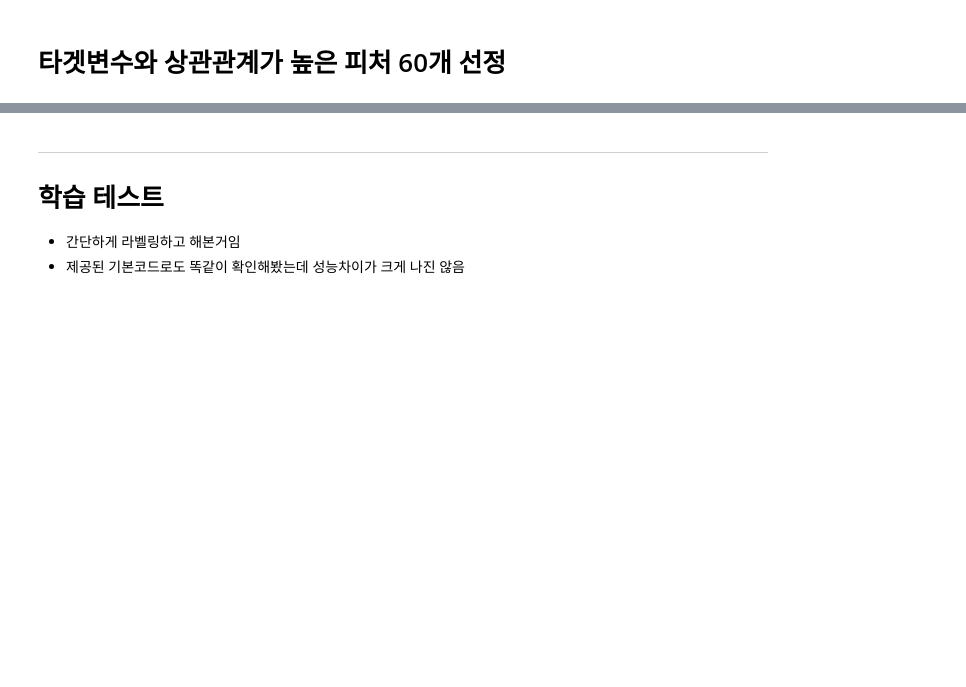
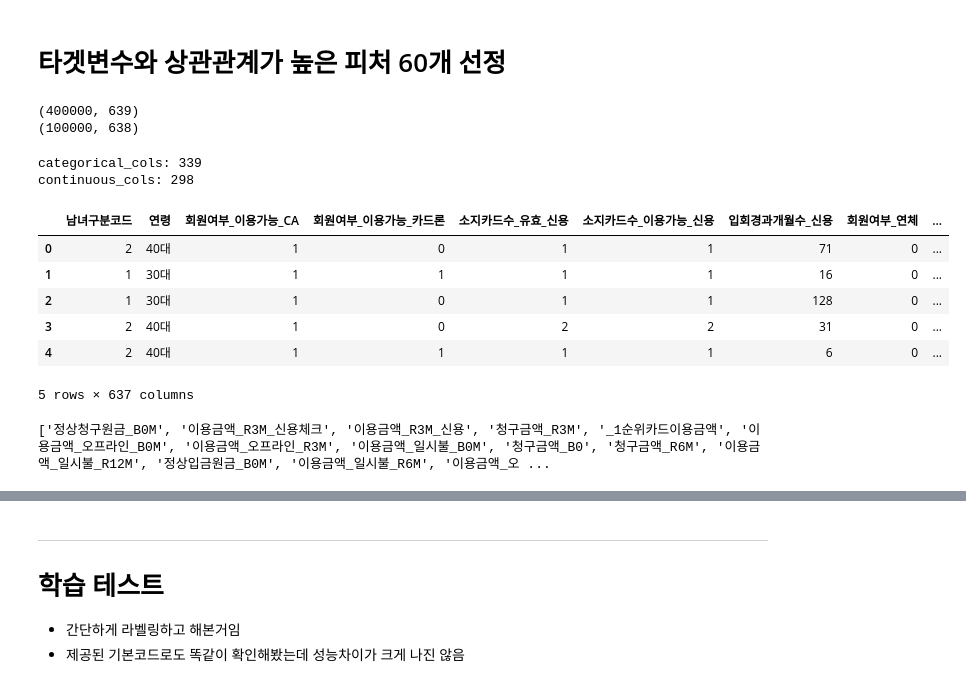
Before and after one commit to s0nh/segment-classification, a Jupyter notebook: xgboost_baseline.ipynb, the cells around one changed output, grey strips where cells are left out. Drawn from its saved outputs; the diff is of its cells as text; code cells hidden in the pictures; blank space fills up the shorter version.

Commit message:
select top 60 feature

```diff
--- a/xgboost_baseline.ipynb
+++ b/xgboost_baseline.ipynb
@@ -1514,6 +1536,4 @@ print(redundant_pairs)
 # %%
-# Phik 대용 : LabelEncoder()로 인코딩 후, 카이제곱 검정;
-# 계산 후, 독립변수 탈락 절차는 카이제곱분포 통계량 사용
 gc.collect()
 
 def cramers_v(x, y):
@@ -1558,13 +1578,10 @@ def cat_corr_drop_feat(df):
     drop_list_cat = set()
 
     for feature1, feature2 in to_drop_pair:
-        A = pd.crosstab(df[feature1], train_filled['Segment'])
-        B = pd.crosstab(df[feature2], train_filled['Segment'])
+        v_score1 = cramers_v(df[feature1], train_filled['Segment'])
+        v_score2 = cramers_v(df[feature2], train_filled['Segment'])
 
-        chi2_A, _, _, _ = chi2_contingency(A)
-        chi2_B, _, _, _ = chi2_contingency(B)
-
-        if chi2_A < chi2_B:
+        if v_score1 < v_score2:
             drop_list_cat.add(feature1)
         else:
             drop_list_cat.add(feature2)
@@ -1604,13 +1623,16 @@ with open('processed_dataframe.pkl', 'wb') as f:
 # %% [markdown]
 # 타겟변수와 상관관계가 높은 피처 60개 선정
 # %%
+import pickle
+
 # 불러오기 코드
 with open('processed_dataframe.pkl', 'rb') as f:
     loaded_data = pickle.load(f)
-train = loaded_data['train_orig']
-test = loaded_data['test_orig']
-train_featured = loaded_data['train_featured']
-test_featured = loaded_data['test_featured']
+train = loaded_data['train_featured']
+test = loaded_data['test_featured']
 # %%
 print(train.shape)
 print(test.shape)
+# %% [output]
+(400000, 639)
+(100000, 638)
@@ -1618,0 +1639,41 @@ ddd
+# %%
+train_df= train.drop(columns=["ID", "Segment"])
+test_df = test.drop(columns=["ID"])
+# %%
+categorical_cols = []
+continuous_cols = []
+
+for col in train_df.columns:
+    if len(train_df[col].unique()) > 50:
+        continuous_cols.append(col)
+    else:
+        categorical_cols.append(col)
+
+print("categorical_cols:", len(categorical_cols))
+print("continuous_cols:", len(continuous_cols))
+# %% [output]
+categorical_cols: 339
+continuous_cols: 298
+# %%
+train_df.head()
+# %% [output]
+|  | 남녀구분코드 | 연령 | 회원여부_이용가능_CA | 회원여부_이용가능_카드론 | 소지카드수_유효_신용 | 소지카드수_이용가능_신용 | 입회경과개월수_신용 | 회원여부_연체 | ... |
+| 0 | 2 | 40대 | 1 | 0 | 1 | 1 | 71 | 0 | ... |
+| 1 | 1 | 30대 | 1 | 1 | 1 | 1 | 16 | 0 | ... |
+| 2 | 1 | 30대 | 1 | 0 | 1 | 1 | 128 | 0 | ... |
+| 3 | 2 | 40대 | 1 | 0 | 2 | 2 | 31 | 0 | ... |
+| 4 | 2 | 40대 | 1 | 1 | 1 | 1 | 6 | 0 | ... |
+5 rows × 637 columns
+# %%
+from sklearn.feature_selection import f_classif
+
+X_continuous = train[continuous_cols]
+y_target = train['Segment']
+
+F_stats, p_values = f_classif(X_continuous, y_target)
+feature_scores = pd.Series(F_stats, index=continuous_cols)
+top_30_con_cols = feature_scores.nlargest(30).index.tolist()
+
+print(top_30_con_cols)
+# %% [output]
+['정상청구원금_B0M', '이용금액_R3M_신용체크', '이용금액_R3M_신용', '청구금액_R3M', '_1순위카드이용금액', '이용금액_오프라인_B0M', '이용금액_오프라인_R3M', '이용금액_일시불_B0M', '청구금액_B0', '청구금액_R6M', '이용금액_일시불_R12M', '정상입금원금_B0M', '이용금액_일시불_R6M', '이용금액_오 ...
```
Also changed, not shown: parts of 15 cells of this notebook.
